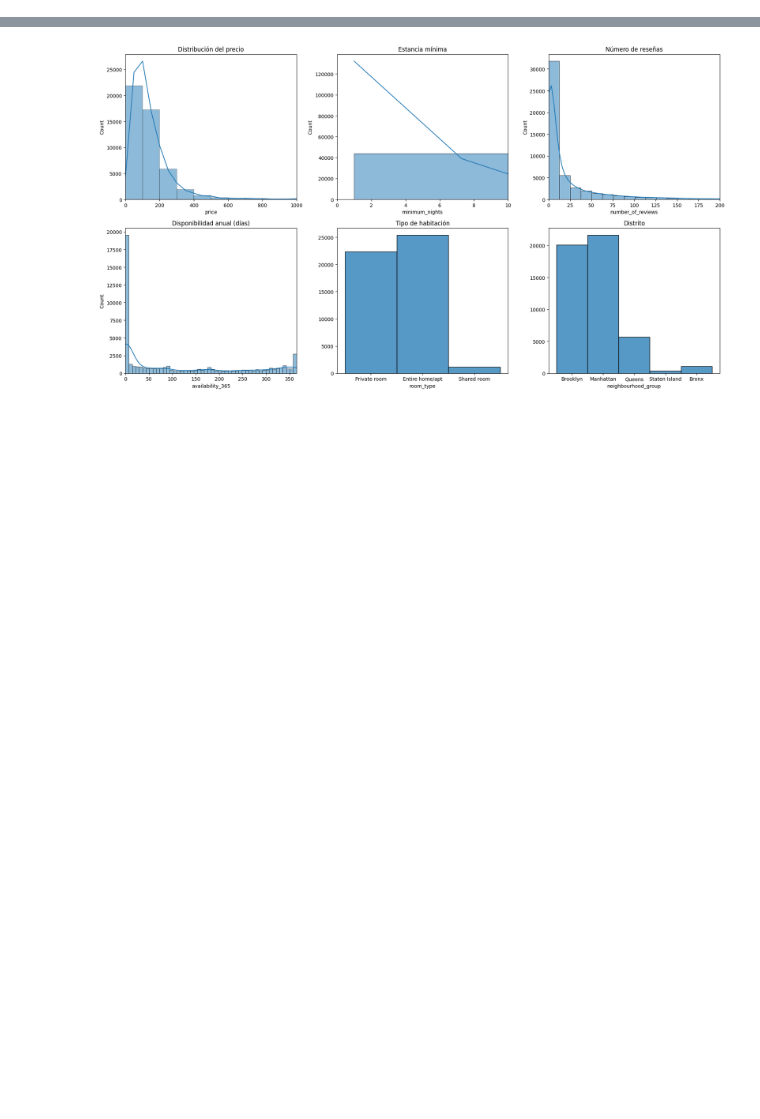
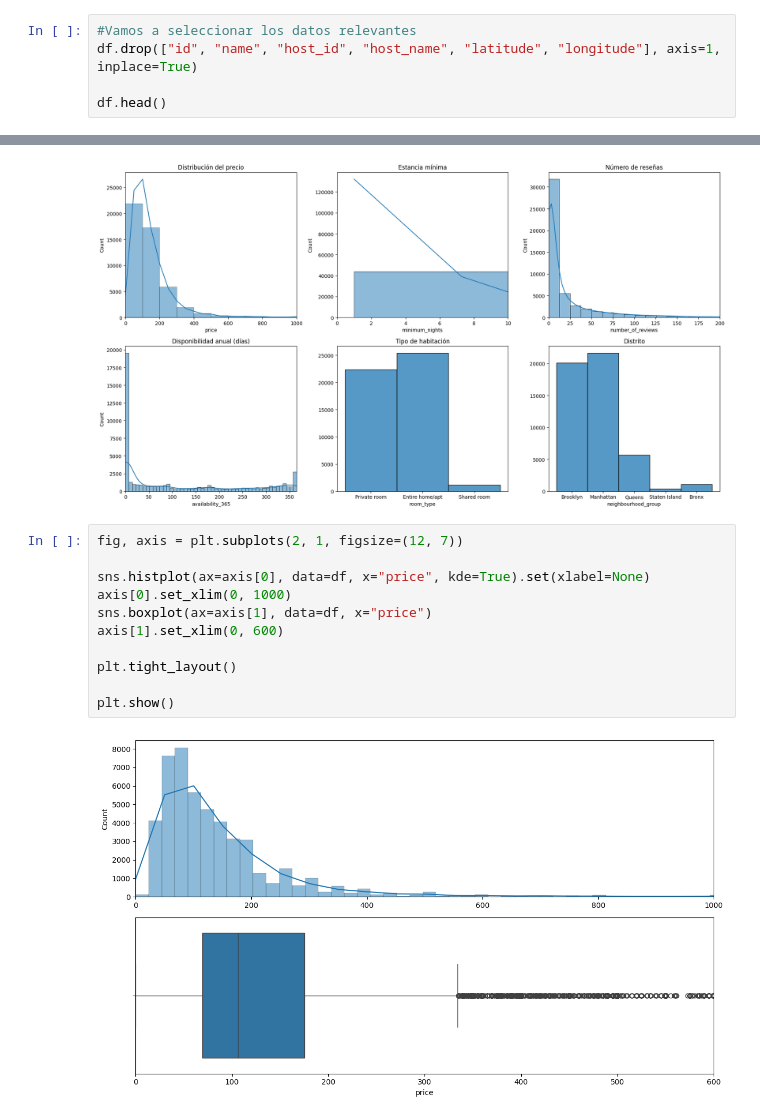
Before and after one commit to 4GeeksAcademy/JESE-MACHINE-LEARNING-PYTHON_1, a Jupyter notebook: src/explore.ipynb, the cells around one changed output, grey strips where cells are left out. Cells and saved outputs as stored; diff of their text form; blank space fills up the shorter version.

```diff
--- a/src/explore.ipynb
+++ b/src/explore.ipynb
@@ -153,3 +144,8 @@ host_id    host_name
 200380610  Pranjal               65
 7503643    Vida                  52
 dtype: int64
+# %%
+#Vamos a seleccionar los datos relevantes
+df.drop(["id", "name", "host_id", "host_name", "latitude", "longitude"], axis=1, inplace=True)
+
+df.head()
@@ -184,3 +187,16 @@ plt.tight_layout()
 plt.show()
 # %% [output]
 [figure]
+# %%
+fig, axis = plt.subplots(2, 1, figsize=(12, 7))
+
+sns.histplot(ax=axis[0], data=df, x="price", kde=True).set(xlabel=None)
+axis[0].set_xlim(0, 1000)
+sns.boxplot(ax=axis[1], data=df, x="price")
+axis[1].set_xlim(0, 600)
+
+plt.tight_layout()
+
+plt.show()
+# %% [output]
+[figure, added]
```
Also changed, not shown: parts of 7 cells of this notebook.
